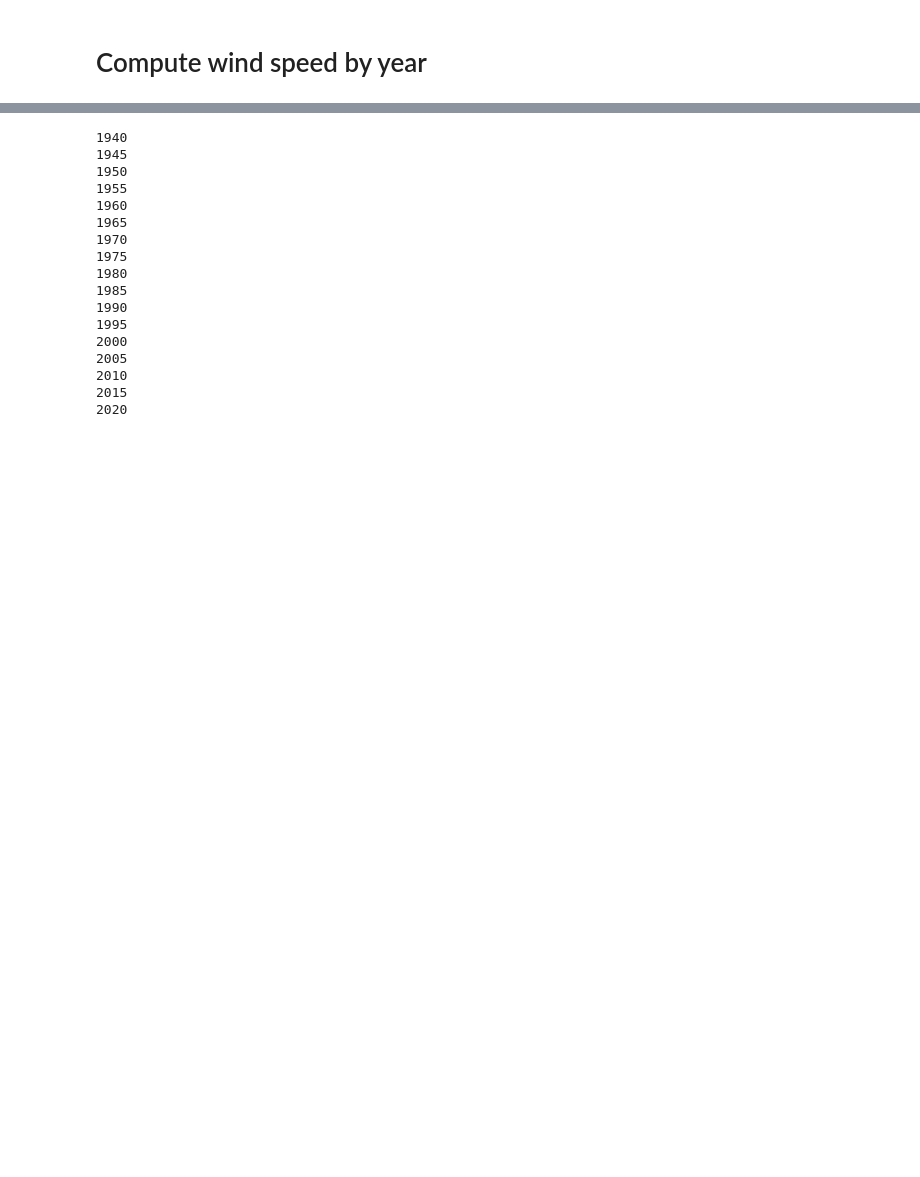
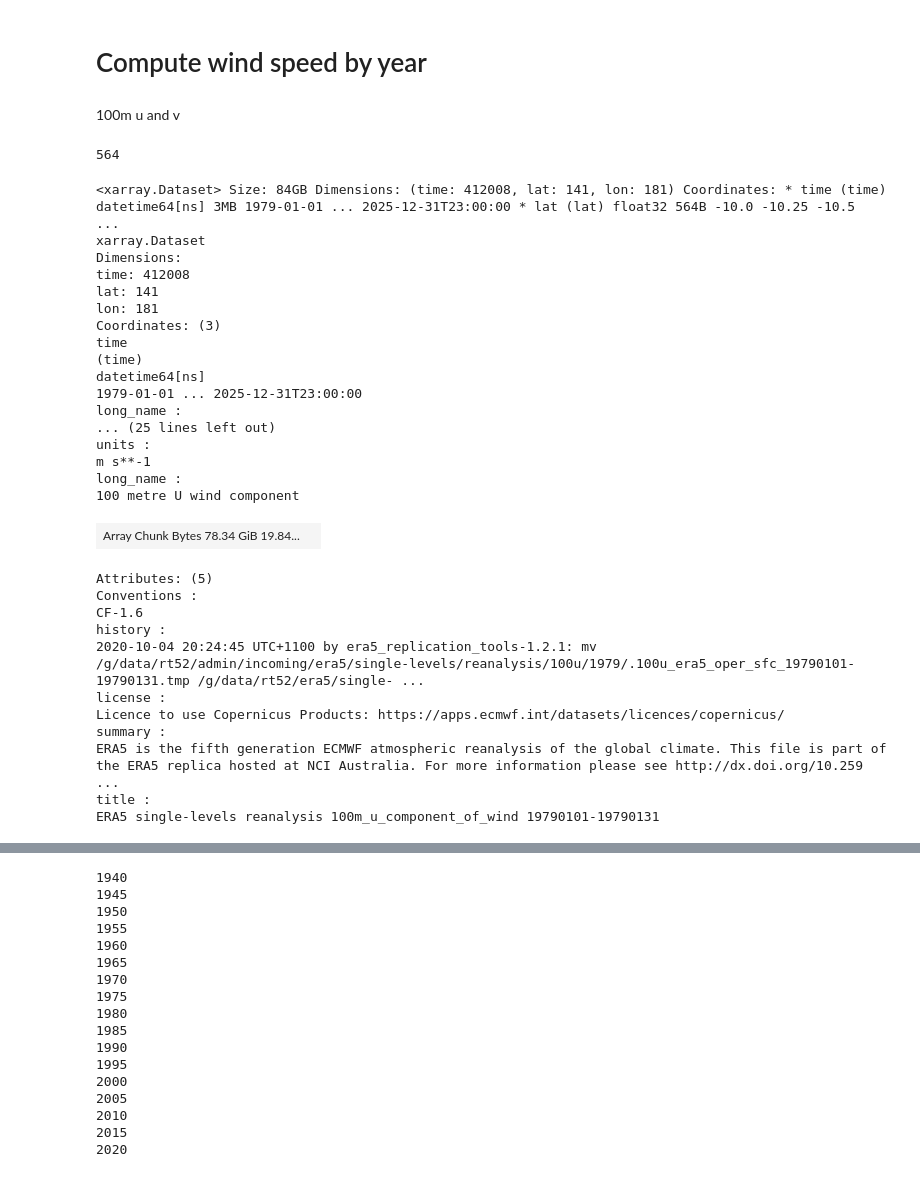
Before and after one commit to dougrichardson/wind_drought, a Jupyter notebook: notebooks/01_ERA5_wind_speed.ipynb, the cells around one changed output, grey strips where cells are left out. Drawn from its saved outputs; the diff is of its cells as text; code cells hidden in the pictures; blank space fills up the shorter version.

```diff
--- a/notebooks/01_ERA5_wind_speed.ipynb
+++ b/notebooks/01_ERA5_wind_speed.ipynb
@@ -113,16 +91,13 @@ def era_preprocess(ds):
 # %%
-def load_hourly_era5(preprocess, variable, year, data_path=ERA_PATH):
+def open_era(files):
     """
     Load and preprocess hourly data for a given year
-
-    preprocess: preprocess function
-    variable: name of variable to process
-    year: year to process
-    data_path: path to hourly data
     """
     # Open all hours in the year (~33 GB)
-    hourly = xr.open_mfdataset(
-        data_path + variable + "/" + str(year) + "/*.nc",
-        preprocess=preprocess
+    ds = xr.open_mfdataset(
+        files,
+        preprocess=era_preprocess,
+        chunks='auto',
+        parallel=True
     )
-    return hourly
+    return ds
@@ -131,2 +134,46 @@ REGION = fn.get_Aus_boundary()
 # %%
-YEARS = range(1940, 2025)
+YEARS = range(1979, 2026)
+# %% [markdown]
+100m u and v
+# %%
+u100_files = get_files(ERA_PATH, '100u', start_year=YEARS[0], end_year=YEARS[-1])
+v100_files = get_files(ERA_PATH, '100v', start_year=YEARS[0], end_year=YEARS[-1])
+# %%
+len(u100_files)
+# %% [output]
+564
+# %%
+u100 = open_era(u100_files)
+v100 = open_era(v100_files)
+# %%
+u100
+# %% [output]
+<xarray.Dataset> Size: 84GB Dimensions: (time: 412008, lat: 141, lon: 181) Coordinates: * time (time) datetime64[ns] 3MB 1979-01-01 ... 2025-12-31T23:00:00 * lat (lat) float32 564B -10.0 -10.25 -10.5  ...
+xarray.Dataset
+Dimensions:
+time: 412008
+lat: 141
+lon: 181
+Coordinates: (3)
+time
+(time)
+datetime64[ns]
+1979-01-01 ... 2025-12-31T23:00:00
+long_name :
+... (25 lines left out)
+units :
+m s**-1
+long_name :
+100 metre U wind component
+| Array Chunk Bytes 78.34 GiB 19.84... |  |
+Attributes: (5)
+Conventions :
+CF-1.6
+history :
+2020-10-04 20:24:45 UTC+1100 by era5_replication_tools-1.2.1: mv /g/data/rt52/admin/incoming/era5/single-levels/reanalysis/100u/1979/.100u_era5_oper_sfc_19790101-19790131.tmp /g/data/rt52/era5/single- ...
+license :
+Licence to use Copernicus Products: https://apps.ecmwf.int/datasets/licences/copernicus/
+summary :
+ERA5 is the fifth generation ECMWF atmospheric reanalysis of the global climate. This file is part of the ERA5 replica hosted at NCI Australia. For more information please see http://dx.doi.org/10.259 ...
+title :
+ERA5 single-levels reanalysis 100m_u_component_of_wind 19790101-19790131
```
Also changed, not shown: parts of 33 cells of this notebook, 12 other files.
